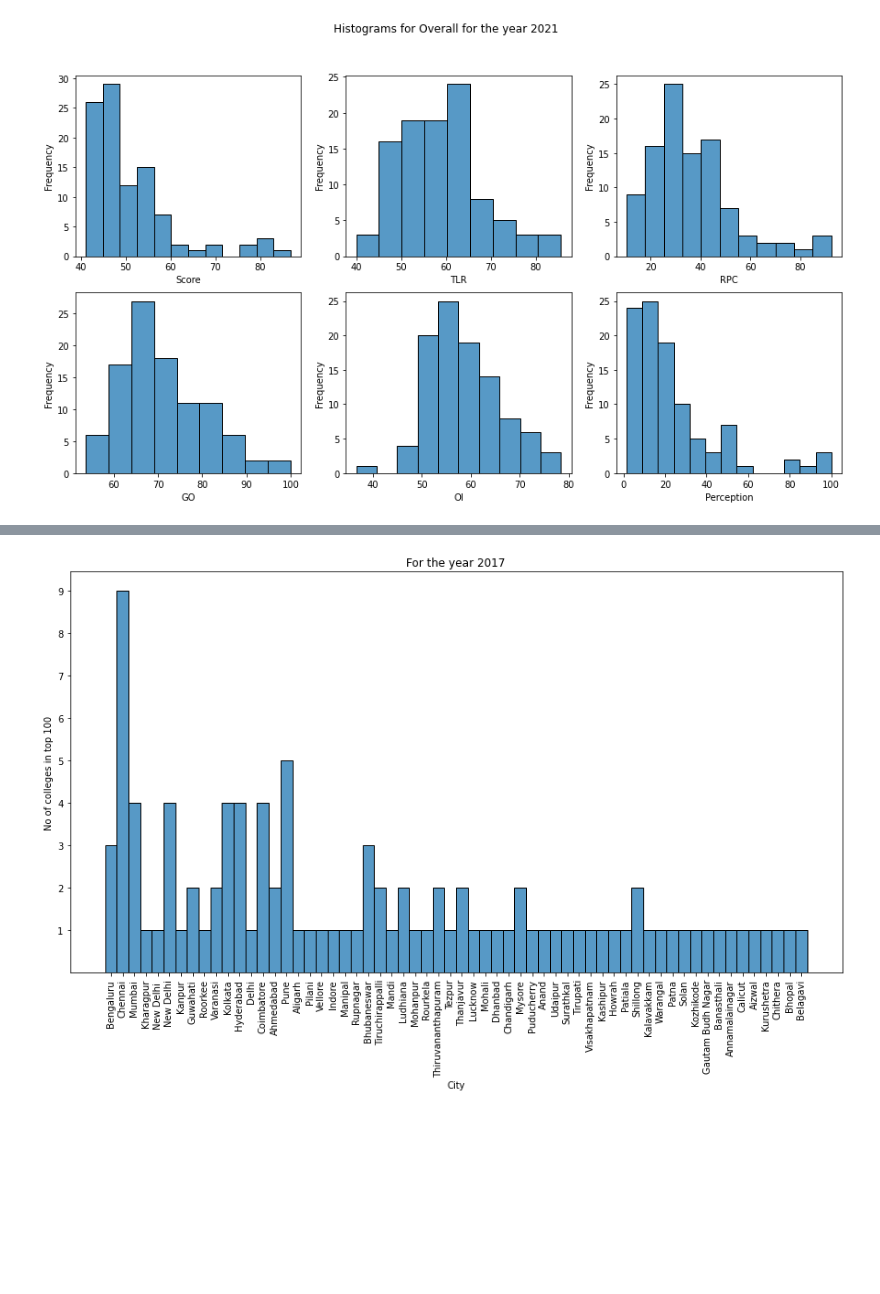
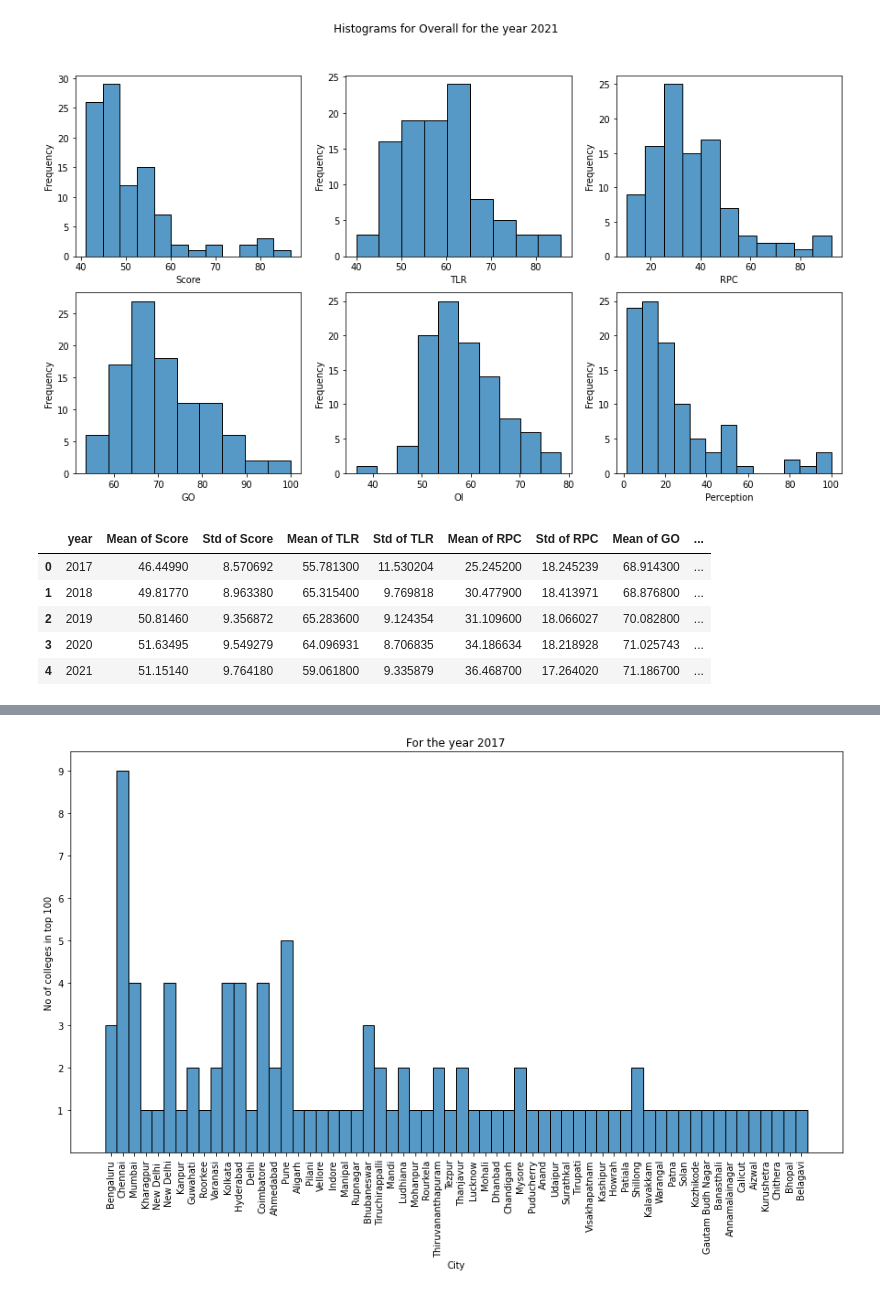
Before and after one commit to kalp121212/DS203_Project, a Jupyter notebook: Nirf.ipynb, the cells around one changed output, grey strips where cells are left out. Cells and saved outputs as stored; diff of their text form; code cells hidden in the pictures; blank space fills up the shorter version.

```diff
--- a/Nirf.ipynb
+++ b/Nirf.ipynb
@@ -45,3 +65,13 @@ for k in overall.keys():
 [figure]
 [figure]
 [figure]
+# %%
+meanstddf = pd.DataFrame(meanstddf)
+display(meanstddf)
+# %% [output]
+|  | year | Mean of Score | Std of Score | Mean of TLR | Std of TLR | Mean of RPC | Std of RPC | Mean of GO | ... |
+| 0 | 2017 | 46.44990 | 8.570692 | 55.781300 | 11.530204 | 25.245200 | 18.245239 | 68.914300 | ... |
+| 1 | 2018 | 49.81770 | 8.963380 | 65.315400 | 9.769818 | 30.477900 | 18.413971 | 68.876800 | ... |
+| 2 | 2019 | 50.81460 | 9.356872 | 65.283600 | 9.124354 | 31.109600 | 18.066027 | 70.082800 | ... |
+| 3 | 2020 | 51.63495 | 9.549279 | 64.096931 | 8.706835 | 34.186634 | 18.218928 | 71.025743 | ... |
+| 4 | 2021 | 51.15140 | 9.764180 | 59.061800 | 9.335879 | 36.468700 | 17.264020 | 71.186700 | ... |
```
Also changed, not shown: parts of 9 cells of this notebook.
